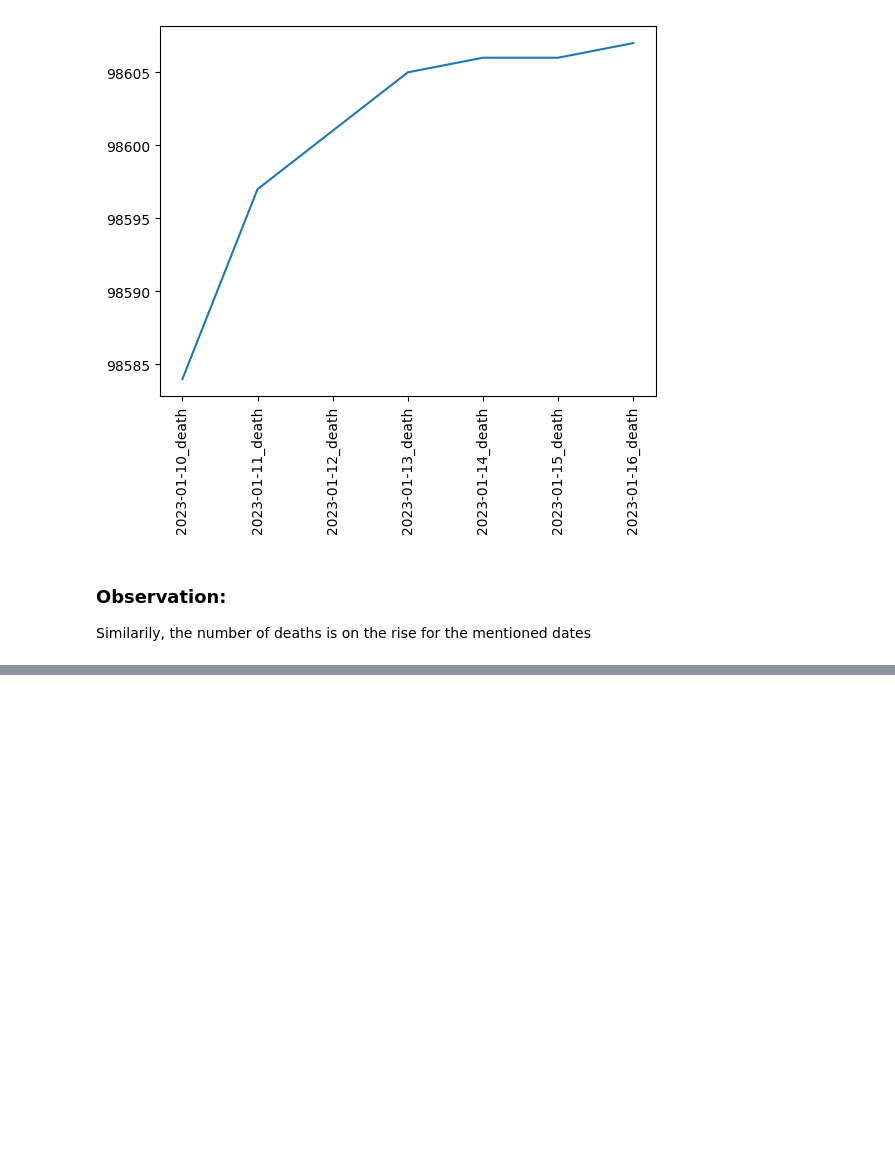
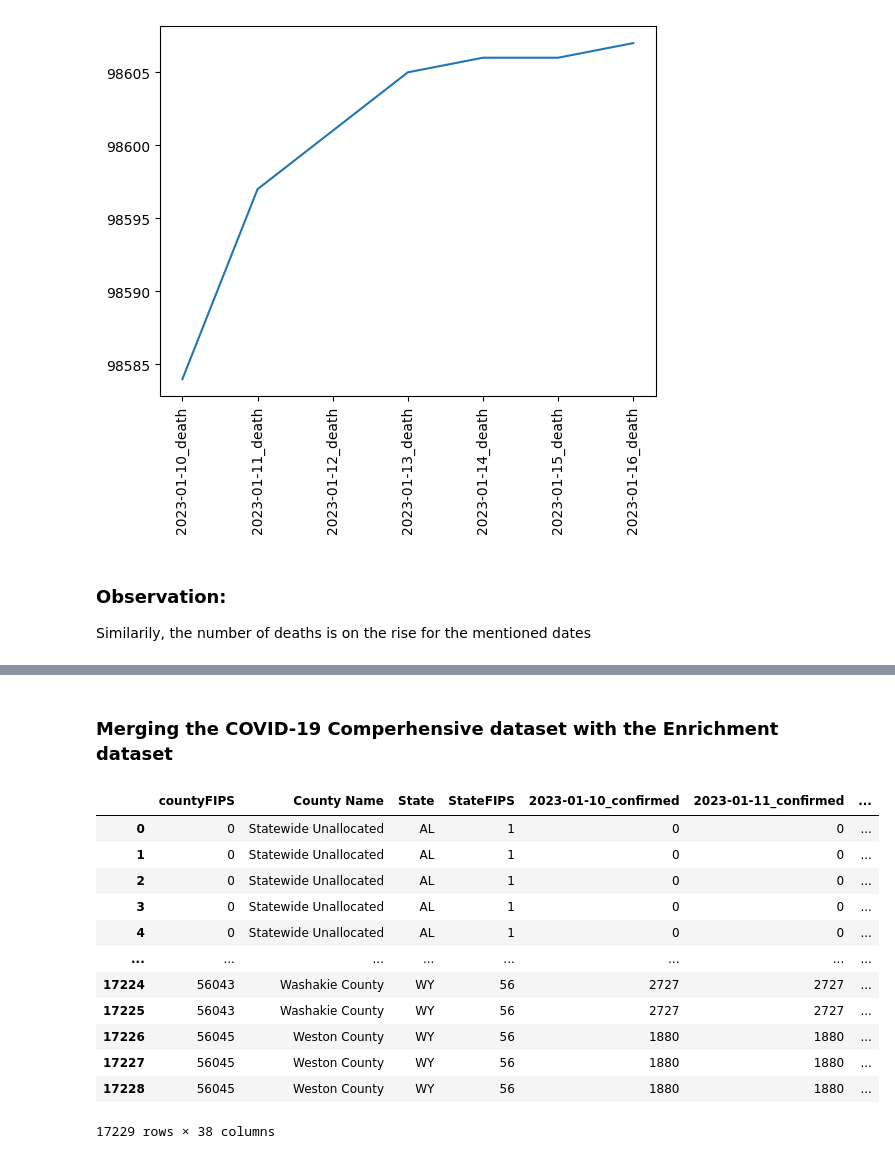
Before and after one commit to lajolico/405-project, a Jupyter notebook: Stage I/Task_3/Abdelmegeed_demographics.ipynb, the cells around one changed output, grey strips where cells are left out. Saved outputs shown, nothing was run; the diff lists cells and outputs as text; code cells hidden in the pictures; blank space fills up the shorter version.

Commit message:
[ADD] Merged covid, with enrichment

```diff
--- a/Stage I/Task_3/Abdelmegeed_demographics.ipynb
+++ b/Stage I/Task_3/Abdelmegeed_demographics.ipynb
@@ -65,0 +224,19 @@ Similarily, the number of deaths is on the rise for the mentioned dates
+# %% [markdown]
+### Merging the COVID-19 Comperhensive dataset with the Enrichment dataset
+# %%
+combined_df = covid_df.merge(demographics_cleaned_df, on=['StateFIPS', 'State'], how='left')
+combined_df
+# %% [output]
+|  | countyFIPS | County Name | State | StateFIPS | 2023-01-10_confirmed | 2023-01-11_confirmed | ... |
+| 0 | 0 | Statewide Unallocated | AL | 1 | 0 | 0 | ... |
+| 1 | 0 | Statewide Unallocated | AL | 1 | 0 | 0 | ... |
+| 2 | 0 | Statewide Unallocated | AL | 1 | 0 | 0 | ... |
+| 3 | 0 | Statewide Unallocated | AL | 1 | 0 | 0 | ... |
+| 4 | 0 | Statewide Unallocated | AL | 1 | 0 | 0 | ... |
+| ... | ... | ... | ... | ... | ... | ... | ... |
+| 17224 | 56043 | Washakie County | WY | 56 | 2727 | 2727 | ... |
+| 17225 | 56043 | Washakie County | WY | 56 | 2727 | 2727 | ... |
+| 17226 | 56045 | Weston County | WY | 56 | 1880 | 1880 | ... |
+| 17227 | 56045 | Weston County | WY | 56 | 1880 | 1880 | ... |
+| 17228 | 56045 | Weston County | WY | 56 | 1880 | 1880 | ... |
+17229 rows × 38 columns
```
Also changed, not shown: parts of 5 cells of this notebook, 3 other files.
